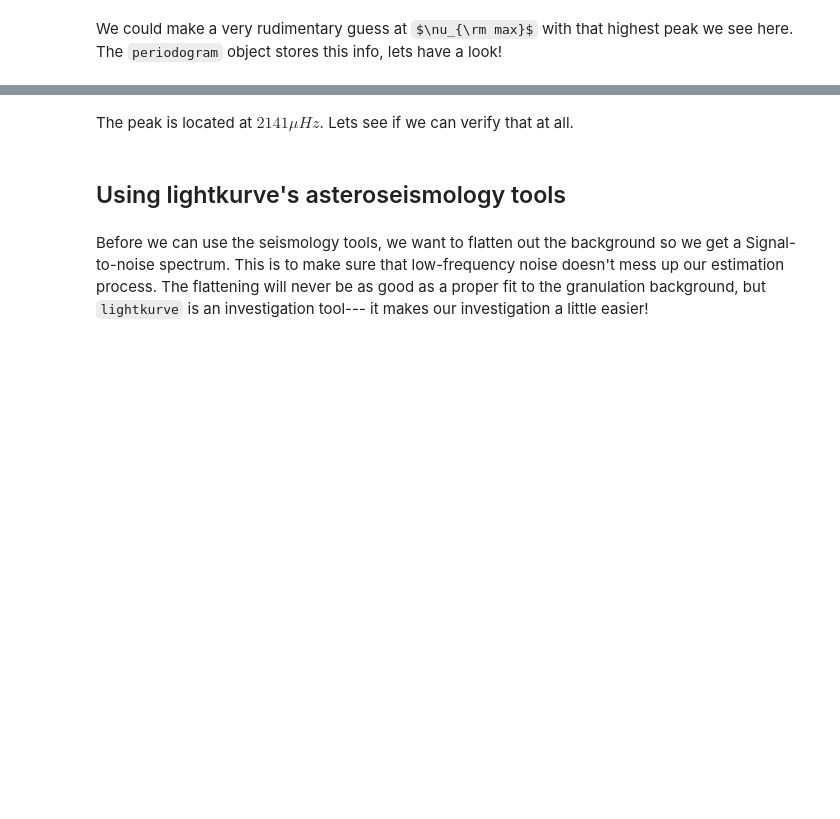
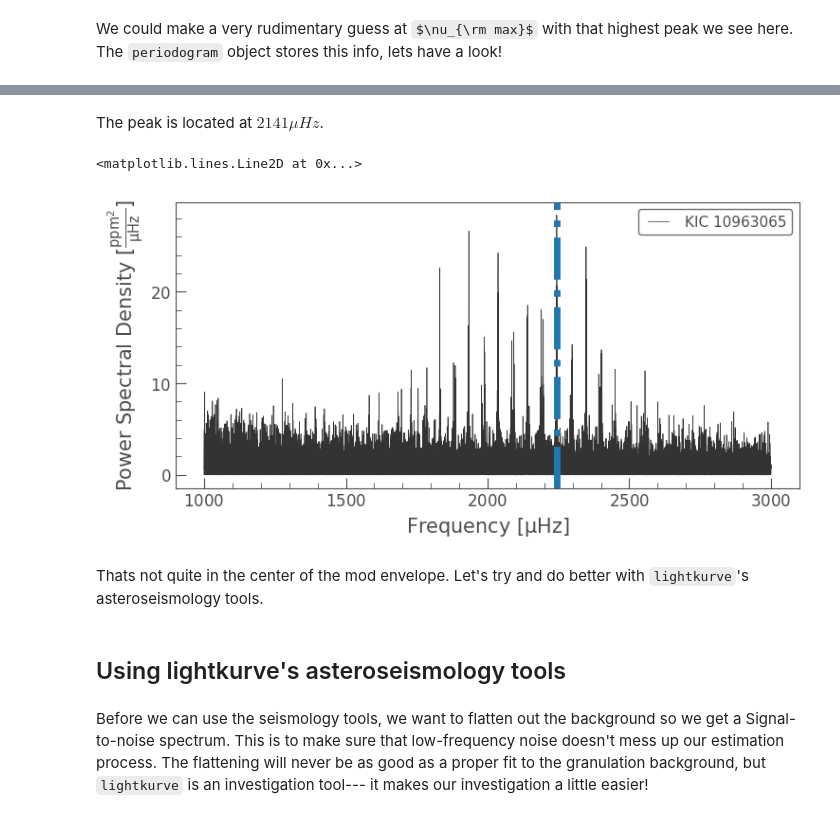
Before and after one commit to ojhall94/TASC5_lightkurve, a Jupyter notebook: Notebooks/Doris-example.ipynb, the cells around one changed output, grey strips where cells are left out. Cells and saved outputs as stored; diff of their text form; code cells hidden in the pictures; some formulas as TeX source; blank space fills up the shorter version.

```diff
--- a/Notebooks/Doris-example.ipynb
+++ b/Notebooks/Doris-example.ipynb
@@ -96,5 +95,13 @@ frequency_at_max_power       2140.9707        uHz
 # %% [markdown]
-The peak is located at $2141 \mu Hz$. Lets see if we can verify that at all.
+The peak is located at $2141 \mu Hz$.
+# %%
+ax = pg.plot()
+ax.axvline(pg.frequency_at_max_power.value, lw=5, ls='-.')
+# %% [output]
+<matplotlib.lines.Line2D at 0x...>
+[figure, added]
+# %% [markdown]
+Thats not quite in the center of the mod envelope. Let's try and do better with `lightkurve`'s asteroseismology tools.
 # %% [markdown]
 ## Using lightkurve's asteroseismology tools
 # %% [markdown]
```
Also changed, not shown: parts of 22 cells of this notebook.
